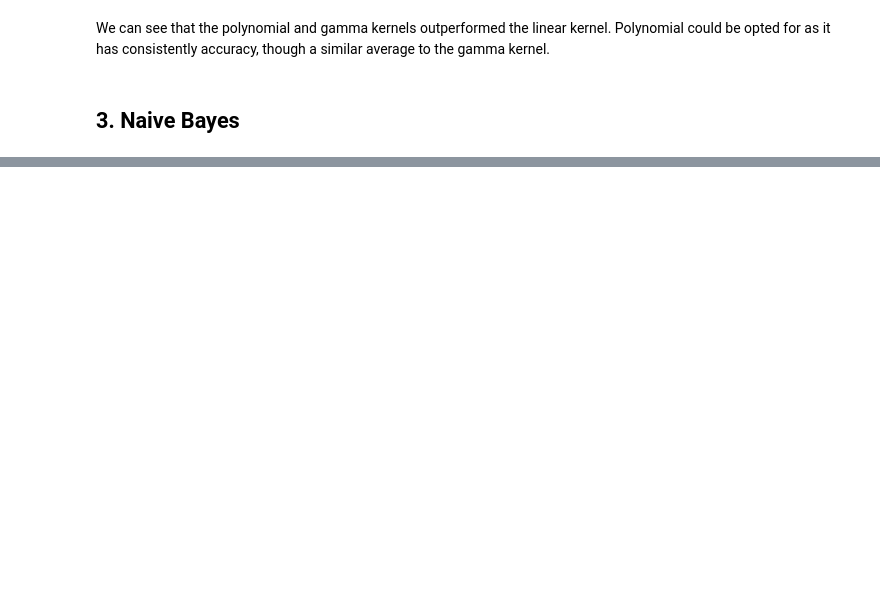
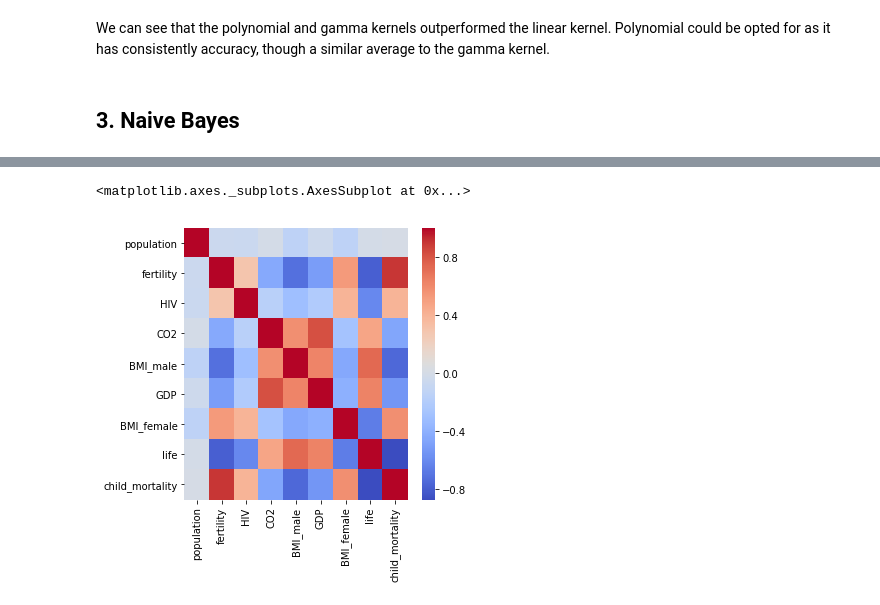
Before and after one commit to dunck/3803ict-bda, a Jupyter notebook: week04/journal.ipynb, the cells around one changed output, grey strips where cells are left out. Cells and saved outputs as stored; diff of their text form; code cells hidden in the pictures; blank space fills up the shorter version.

```diff
--- a/week04/journal.ipynb
+++ b/week04/journal.ipynb
@@ -110,0 +144,9 @@ Accuracy of using Naive Bayes method for classification: 0.8472222222222222
+# %%
+# Import data
+gapminder = pd.read_csv('gapminder.csv')
+
+# Clean up data
+gapminder = gapminder.dropna()
+gapminder_regions = gapminder["Region"]
+gapminder = gapminder.drop(columns="Region")
+gapminder.head()
@@ -110,0 +160,12 @@ Accuracy of using Naive Bayes method for classification: 0.8472222222222222
+# %%
+plt.figure(figsize = (5,5))
+
+gapminder_corr = gapminder.corr()
+sns.heatmap(data=gapminder_corr,
+            xticklabels=gapminder_corr.columns,
+            yticklabels=gapminder_corr.columns,
+            annot=False,
+            cmap="coolwarm")
+# %% [output]
+<matplotlib.axes._subplots.AxesSubplot at 0x...>
+[figure, added]
```
Also changed, not shown: parts of 13 cells of this notebook.
